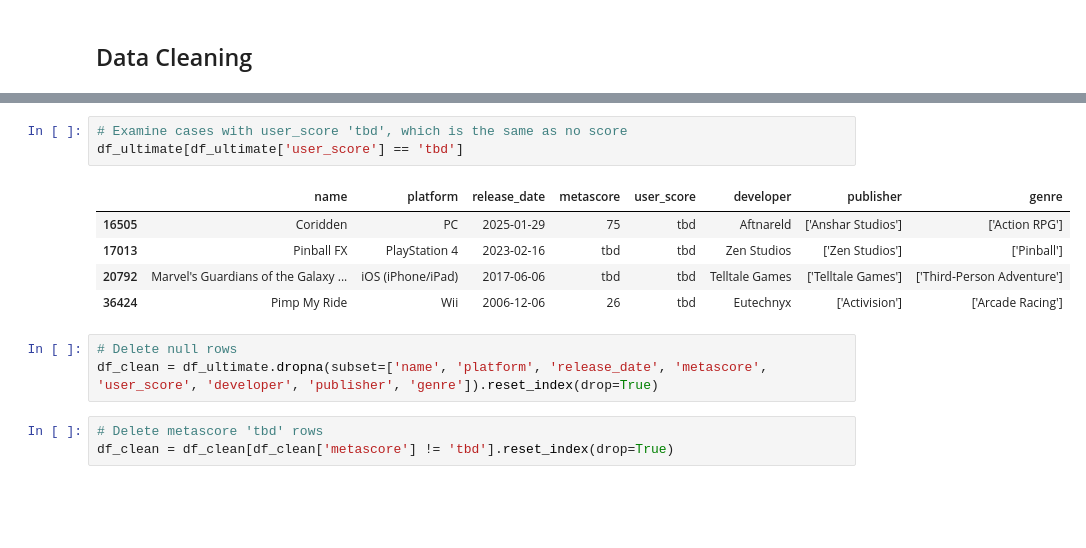
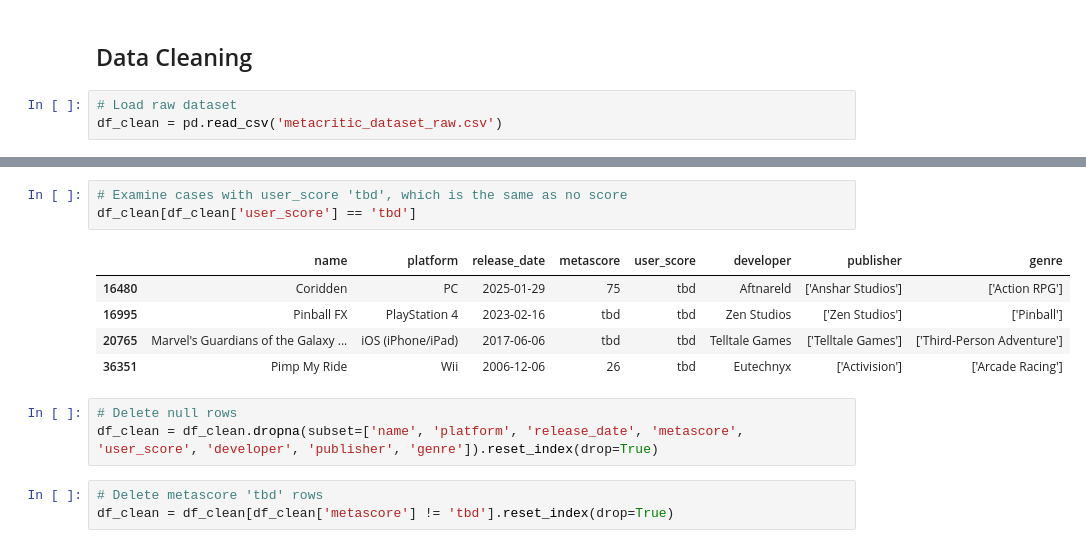
Before and after one commit to StadynR/metacritic-reviews-dataset, a Jupyter notebook: metacritic_scraper.ipynb, the cells around one changed output, grey strips where cells are left out. Saved outputs shown, nothing was run; the diff lists cells and outputs as text; blank space fills up the shorter version.

```diff
--- a/metacritic_scraper.ipynb
+++ b/metacritic_scraper.ipynb
@@ -469,5 +453,8 @@ memory usage: 2.3+ MB
 df_ultimate.to_csv('metacritic_dataset_raw.csv', index=False)
 # %% [markdown]
 ## Data Cleaning
+# %%
+# Load raw dataset
+df_clean = pd.read_csv('metacritic_dataset_raw.csv')
 # %%
 # Examine cases with null columns
@@ -509,15 +496,15 @@ df_ultimate[df_ultimate['metascore'] == 'tbd']
 # %%
 # Examine cases with user_score 'tbd', which is the same as no score
-df_ultimate[df_ultimate['user_score'] == 'tbd']
+df_clean[df_clean['user_score'] == 'tbd']
 # %% [output]
 |  | name | platform | release_date | metascore | user_score | developer | publisher | genre |
-| 16505 | Coridden | PC | 2025-01-29 | 75 | tbd | Aftnareld | ['Anshar Studios'] | ['Action RPG'] |
-| 17013 | Pinball FX | PlayStation 4 | 2023-02-16 | tbd | tbd | Zen Studios | ['Zen Studios'] | ['Pinball'] |
-| 20792 | Marvel's Guardians of the Galaxy ... | iOS (iPhone/iPad) | 2017-06-06 | tbd | tbd | Telltale Games | ['Telltale Games'] | ['Third-Person Adventure'] |
-| 36424 | Pimp My Ride | Wii | 2006-12-06 | 26 | tbd | Eutechnyx | ['Activision'] | ['Arcade Racing'] |
+| 16480 | Coridden | PC | 2025-01-29 | 75 | tbd | Aftnareld | ['Anshar Studios'] | ['Action RPG'] |
+| 16995 | Pinball FX | PlayStation 4 | 2023-02-16 | tbd | tbd | Zen Studios | ['Zen Studios'] | ['Pinball'] |
+| 20765 | Marvel's Guardians of the Galaxy ... | iOS (iPhone/iPad) | 2017-06-06 | tbd | tbd | Telltale Games | ['Telltale Games'] | ['Third-Person Adventure'] |
+| 36351 | Pimp My Ride | Wii | 2006-12-06 | 26 | tbd | Eutechnyx | ['Activision'] | ['Arcade Racing'] |
 # %%
 # Delete null rows
-df_clean = df_ultimate.dropna(subset=['name', 'platform', 'release_date', 'metascore', 'user_score', 'developer', 'publisher', 'genre']).reset_index(drop=True)
+df_clean = df_clean.dropna(subset=['name', 'platform', 'release_date', 'metascore', 'user_score', 'developer', 'publisher', 'genre']).reset_index(drop=True)
 # %%
 # Delete metascore 'tbd' rows
 df_clean = df_clean[df_clean['metascore'] != 'tbd'].reset_index(drop=True)
```
Also changed, not shown: parts of 17 cells of this notebook, 4 other files.
